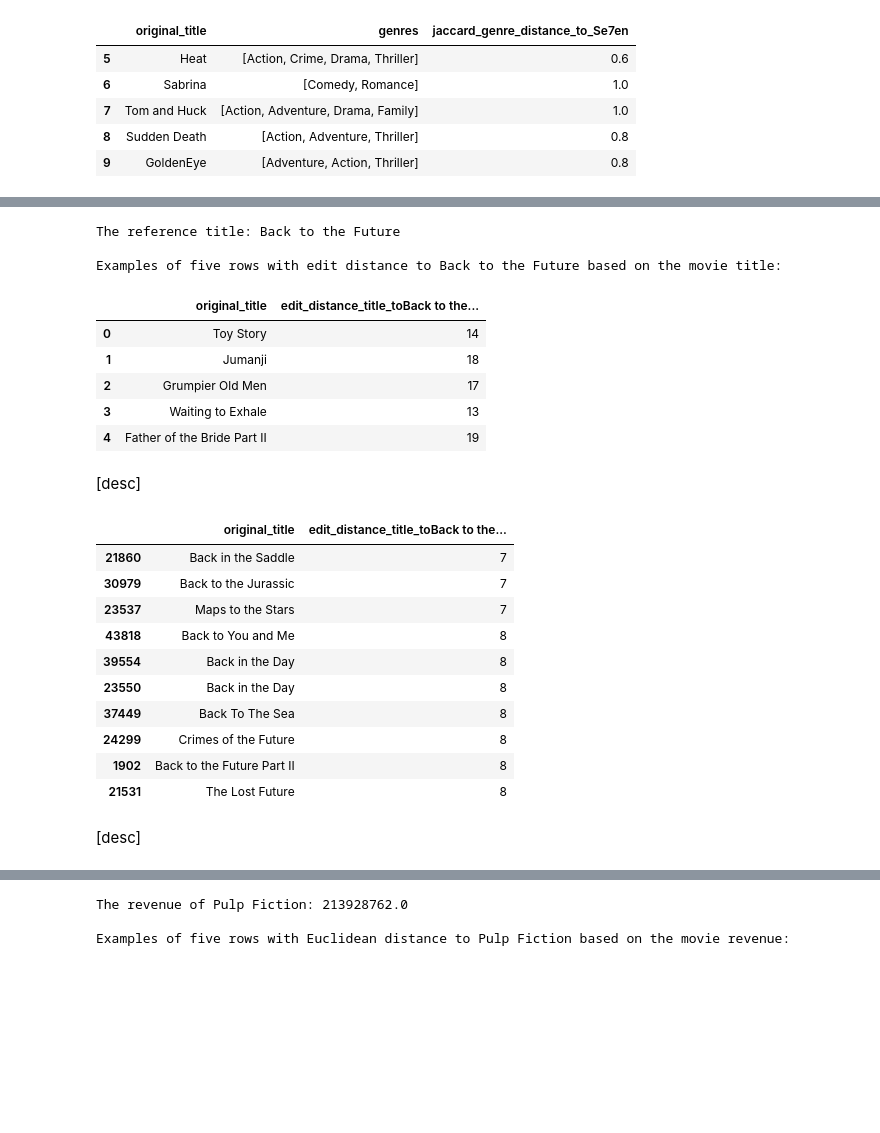
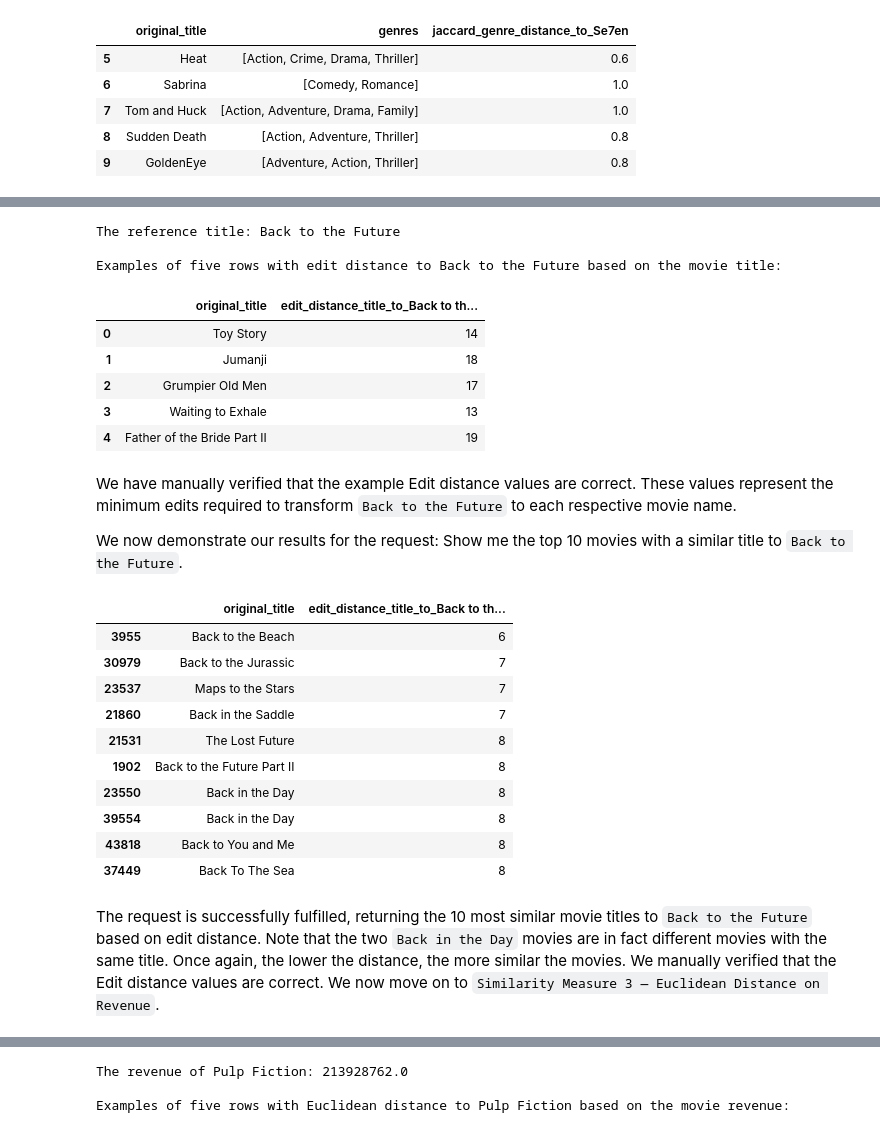
Before and after one commit to BrentMRPalmer/CSI4142-A4, a Jupyter notebook: UnsupervisedLearning.ipynb, the cells around one changed output, grey strips where cells are left out. Saved outputs shown, nothing was run; the diff lists cells and outputs as text; code cells hidden in the pictures; blank space fills up the shorter version.

```diff
--- a/UnsupervisedLearning.ipynb
+++ b/UnsupervisedLearning.ipynb
@@ -1173,7 +1224,7 @@ Levenshtein Distance: https://www.geeksforgeeks.org/introduction-to-python-leven
 reference_title = "Back to the Future"
 
 # Apply the Levenshtein.distance function from the Levenshtein library to compute the edit distance between the reference title and the title of every other movie
-new_feature_name = "edit_distance_title_to" + reference_title
+new_feature_name = "edit_distance_title_to_" + reference_title
 cleaned_metadata_df[new_feature_name] = cleaned_metadata_df["original_title"].apply(
     lambda title: Levenshtein.distance(reference_title, title)
 )
@@ -1188,31 +1239,33 @@ cleaned_metadata_df[["original_title", new_feature_name]].head(5)
 The reference title: Back to the Future
 
 Examples of five rows with edit distance to Back to the Future based on the movie title:
-|  | original_title | edit_distance_title_toBack to the... |
+|  | original_title | edit_distance_title_to_Back to th... |
 | 0 | Toy Story | 14 |
 | 1 | Jumanji | 18 |
 | 2 | Grumpier Old Men | 17 |
 | 3 | Waiting to Exhale | 13 |
 | 4 | Father of the Bride Part II | 19 |
 # %% [markdown]
-[desc]
+We have manually verified that the example Edit distance values are correct. These values represent the minimum edits required to transform `Back to the Future` to each respective movie name.
+
+We now demonstrate our results for the request: Show me the top 10 movies with a similar title to `Back to the Future`.
 # %%
 # Request: Show me the top 10 movies with a similar title to the reference movie
-cleaned_metadata_df.loc[cleaned_metadata_df["original_title"] != reference_title, ["original_title", new_feature_name]].sort_values(new_feature_name).head(11).tail(10)
+cleaned_metadata_df.loc[cleaned_metadata_df["original_title"] != reference_title, ["original_title", new_feature_name]].sort_values(new_feature_name).head(10)
 # %% [output]
-|  | original_title | edit_distance_title_toBack to the... |
-| 21860 | Back in the Saddle | 7 |
+|  | original_title | edit_distance_title_to_Back to th... |
+| 3955 | Back to the Beach | 6 |
 | 30979 | Back to the Jurassic | 7 |
 | 23537 | Maps to the Stars | 7 |
+| 21860 | Back in the Saddle | 7 |
+| 21531 | The Lost Future | 8 |
+| 1902 | Back to the Future Part II | 8 |
+| 23550 | Back in the Day | 8 |
+| 39554 | Back in the Day | 8 |
 | 43818 | Back to You and Me | 8 |
-| 39554 | Back in the Day | 8 |
-| 23550 | Back in the Day | 8 |
 | 37449 | Back To The Sea | 8 |
-| 24299 | Crimes of the Future | 8 |
-| 1902 | Back to the Future Part II | 8 |
-| 21531 | The Lost Future | 8 |
 # %% [markdown]
-[desc]
+The request is successfully fulfilled, returning the 10 most similar movie titles to `Back to the Future` based on edit distance. Note that the two `Back in the Day` movies are in fact different movies with the same title. Once again, the lower the distance, the more similar the movies. We manually verified that the Edit distance values are correct. We now move on to `Similarity Measure 3 — Euclidean Distance on Revenue`.
 # %% [markdown]
 #### Similarity Measure 3 — Euclidean Distance on Revenue
 
```
Also changed, not shown: parts of 56 cells of this notebook.
